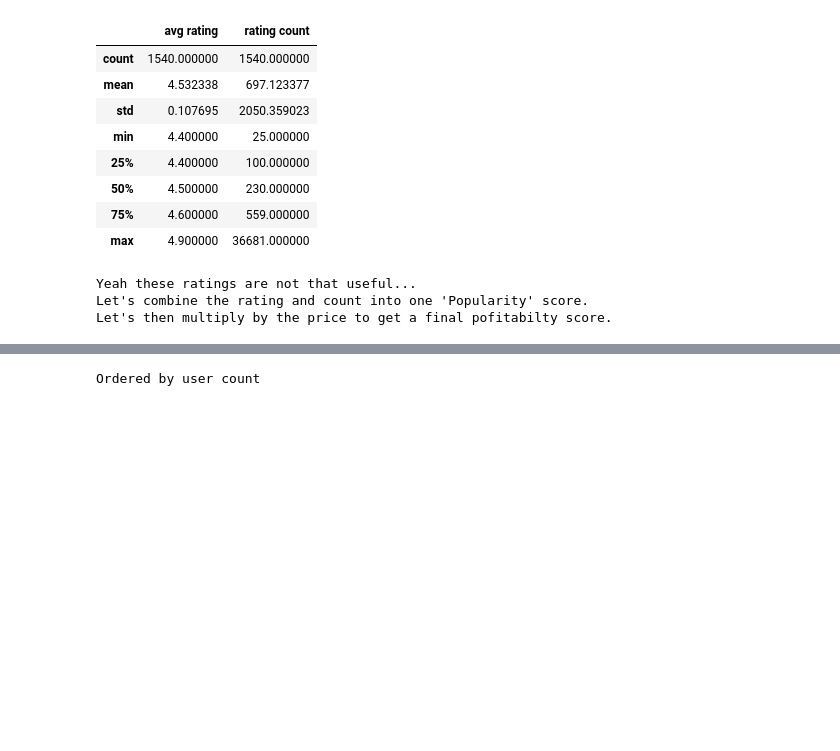
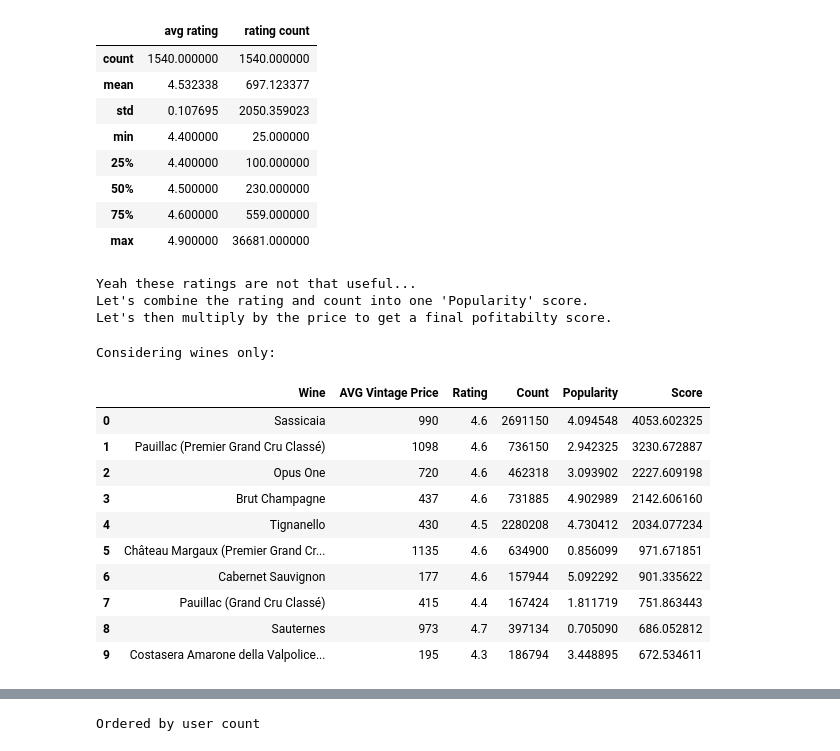
Before and after one commit to Huraqan/wiwino, a Jupyter notebook: analysis.ipynb, the cells around one changed output, grey strips where cells are left out. Drawn from its saved outputs; the diff is of its cells as text; code cells hidden in the pictures; blank space fills up the shorter version.

```diff
--- a/analysis.ipynb
+++ b/analysis.ipynb
@@ -88,6 +88,50 @@ VINTAGES Ratings
 Yeah these ratings are not that useful...
 Let's combine the rating and count into one 'Popularity' score.
 Let's then multiply by the price to get a final pofitabilty score.
+# %%
+q = """
+WITH leaderboard AS (
+    SELECT
+        wines.name AS Wine,
+        CAST(AVG(vintages.price_euros) AS INT) AS Price,
+        AVG(wines.ratings_average) AS Rating,
+        SUM(wines.ratings_count) AS Count,
+        wines.ratings_average * LOG(wines.ratings_count * 0.0001 - 3) AS Popularity
+    FROM
+        vintages
+        JOIN wines ON wines.id = vintages.wine_id
+    GROUP BY
+        wines.id
+    )
+SELECT
+    Wine,
+    Price AS 'AVG Vintage Price',
+    Rating,
+    Count,
+    Popularity,
+    Price * Popularity AS Score
+FROM
+    leaderboard
+ORDER BY
+    Score DESC
+LIMIT 10
+"""
+
+print("Considering wines only:")
+pd.read_sql_query(q, connection).head(60)
+# %% [output]
+Considering wines only:
+|  | Wine | AVG Vintage Price | Rating | Count | Popularity | Score |
+| 0 | Sassicaia | 990 | 4.6 | 2691150 | 4.094548 | 4053.602325 |
+| 1 | Pauillac (Premier Grand Cru Classé) | 1098 | 4.6 | 736150 | 2.942325 | 3230.672887 |
+| 2 | Opus One | 720 | 4.6 | 462318 | 3.093902 | 2227.609198 |
+| 3 | Brut Champagne | 437 | 4.6 | 731885 | 4.902989 | 2142.606160 |
+| 4 | Tignanello | 430 | 4.5 | 2280208 | 4.730412 | 2034.077234 |
+| 5 | Château Margaux (Premier Grand Cr... | 1135 | 4.6 | 634900 | 0.856099 | 971.671851 |
+| 6 | Cabernet Sauvignon | 177 | 4.6 | 157944 | 5.092292 | 901.335622 |
+| 7 | Pauillac (Grand Cru Classé) | 415 | 4.4 | 167424 | 1.811719 | 751.863443 |
+| 8 | Sauternes | 973 | 4.7 | 397134 | 0.705090 | 686.052812 |
+| 9 | Costasera Amarone della Valpolice... | 195 | 4.3 | 186794 | 3.448895 | 672.534611 |
 # %%
 q = """
 WITH leaderboard AS (
```
Also changed, not shown: parts of 6 cells of this notebook, 1 other file.
